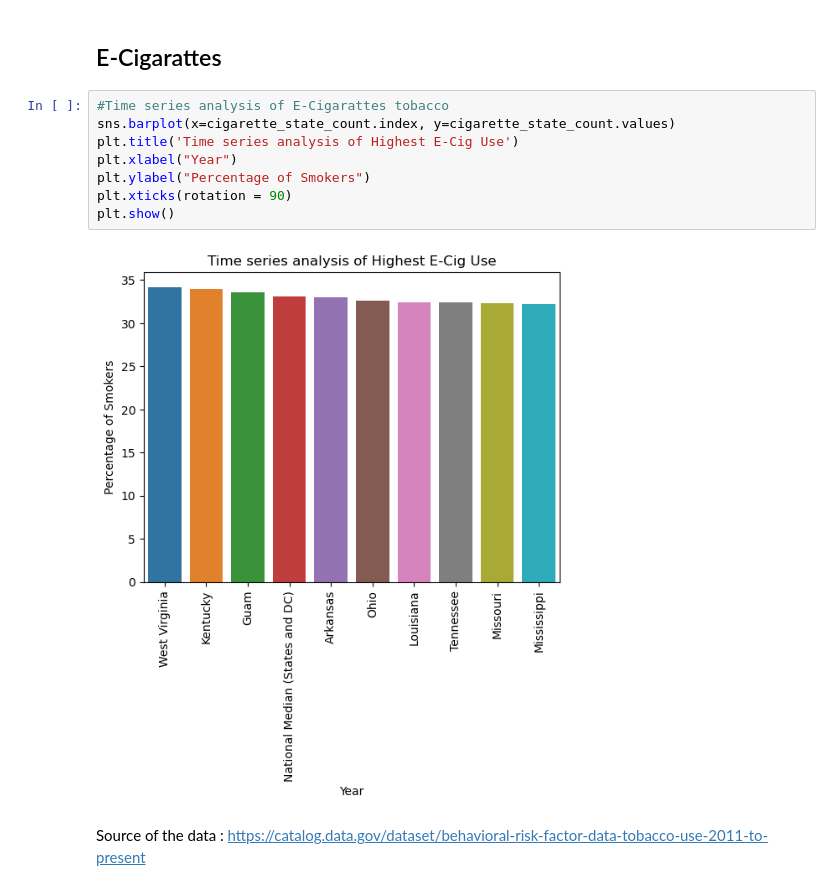
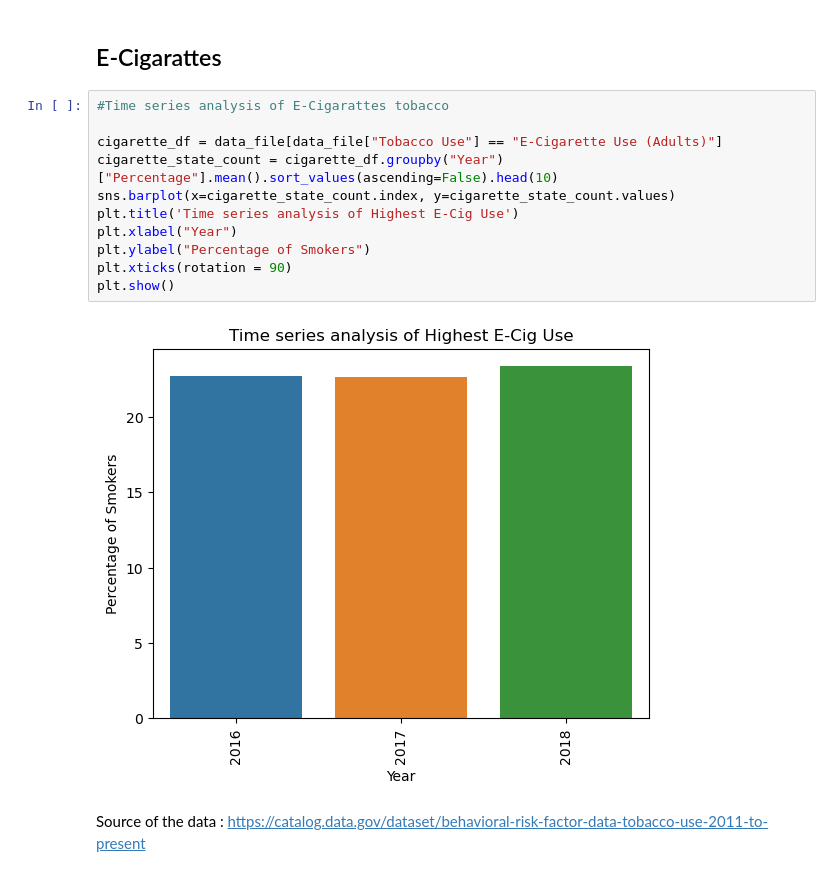
Before and after one commit to nickmille96/Project-1, a Jupyter notebook: Zalak_analysis_final.ipynb, the cells around one changed output. Saved outputs shown, nothing was run; the diff lists cells and outputs as text.

```diff
--- a/Zalak_analysis_final.ipynb
+++ b/Zalak_analysis_final.ipynb
@@ -281,13 +284,16 @@ plt.show()
 ## E-Cigarattes
 # %%
 #Time series analysis of E-Cigarattes tobacco
+
+cigarette_df = data_file[data_file["Tobacco Use"] == "E-Cigarette Use (Adults)"]
+cigarette_state_count = cigarette_df.groupby("Year")["Percentage"].mean().sort_values(ascending=False).head(10)
 sns.barplot(x=cigarette_state_count.index, y=cigarette_state_count.values)
 plt.title('Time series analysis of Highest E-Cig Use')
 plt.xlabel("Year")
 plt.ylabel("Percentage of Smokers")
 plt.xticks(rotation = 90)
 plt.show()
 # %% [output]
-[figure, old version]
+[figure, new version]
-# %% [markdown]
-Source of the data : https://catalog.data.gov/dataset/behavioral-risk-factor-data-tobacco-use-2011-to-present
+# %% [markdown]
+Source of the data : https://catalog.data.gov/dataset/behavioral-risk-factor-data-tobacco-use-2011-to-present
```
Also changed, not shown: parts of 5 cells of this notebook, 1 other file.
